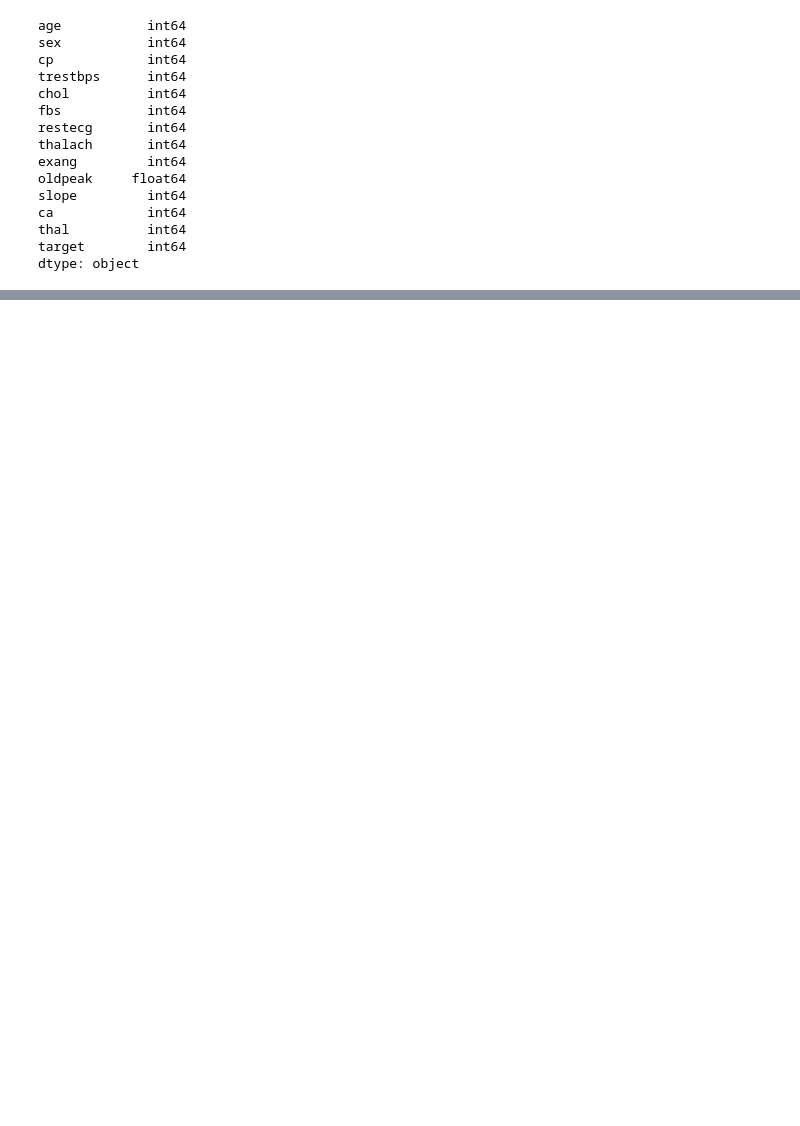
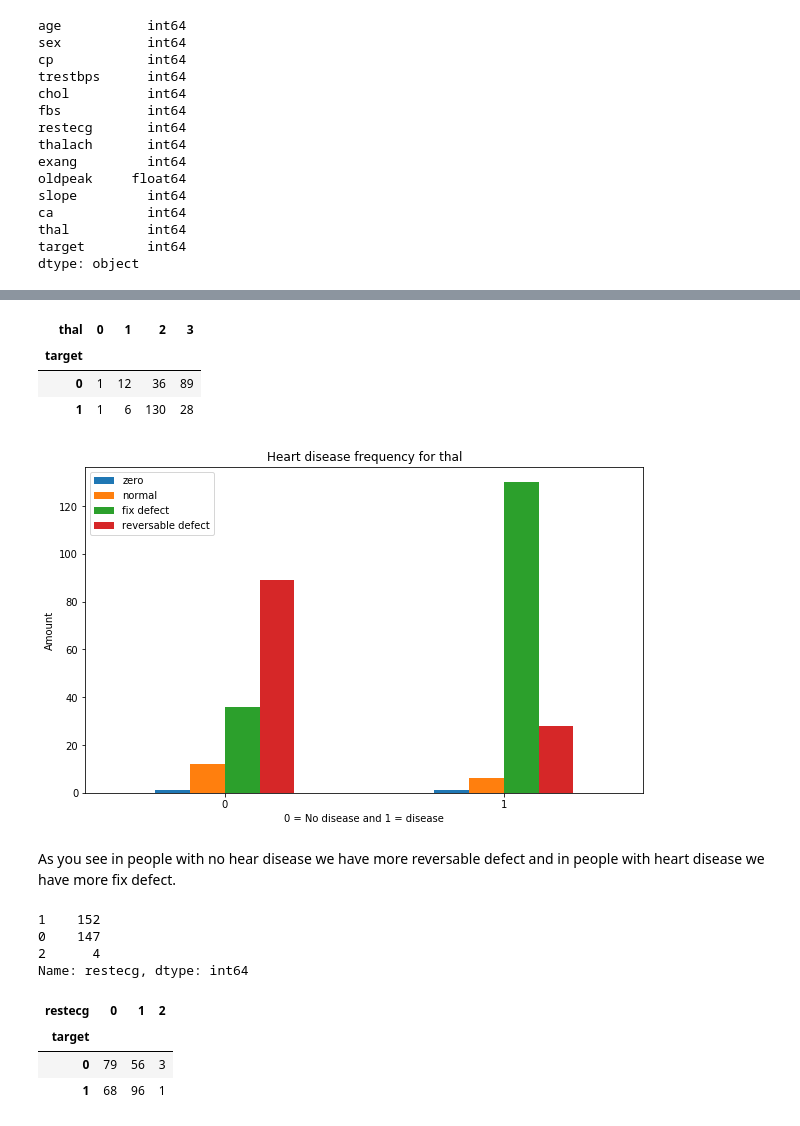
Before and after one commit to FarzinRad/Heart-Disease, a Jupyter notebook: Heart-Disease.ipynb, the cells around one changed output, grey strips where cells are left out. Drawn from its saved outputs; the diff is of its cells as text; code cells hidden in the pictures; blank space fills up the shorter version.

```diff
--- a/Heart-Disease.ipynb
+++ b/Heart-Disease.ipynb
@@ -114,0 +212,35 @@ df.isna().value_counts
+# %%
+pd.crosstab(df.target, df.thal)
+# %% [output]
+| thal | 0 | 1 | 2 | 3 |
+| target |  |  |  |  |
+| 0 | 1 | 12 | 36 | 89 |
+| 1 | 1 | 6 | 130 | 28 |
+# %%
+pd.crosstab(df.target, df.thal).plot(kind = "bar",
+                                     figsize = (10, 6),
+                                    );
+plt.title("Heart disease frequency for thal")
+plt.xlabel("0 = No disease and 1 = disease")
+plt.ylabel("Amount");
+plt.legend(["zero", "normal", 'fix defect', 'reversable defect']);
+plt.xticks(rotation = 0);
+# %% [output]
+[figure, added]
+# %% [markdown]
+As you see in people with no hear disease we have more reversable defect and in people with heart disease we have more fix defect.
+# %%
+#compare resting electrocardiographic results(restecg) and target
+df.restecg.value_counts()
+# %% [output]
+1    152
+0    147
+2      4
+Name: restecg, dtype: int64
+# %%
+pd.crosstab(df.target, df.restecg)
+# %% [output]
+| restecg | 0 | 1 | 2 |
+| target |  |  |  |
+| 0 | 79 | 56 | 3 |
+| 1 | 68 | 96 | 1 |
```
Also changed, not shown: parts of 10 cells of this notebook.
